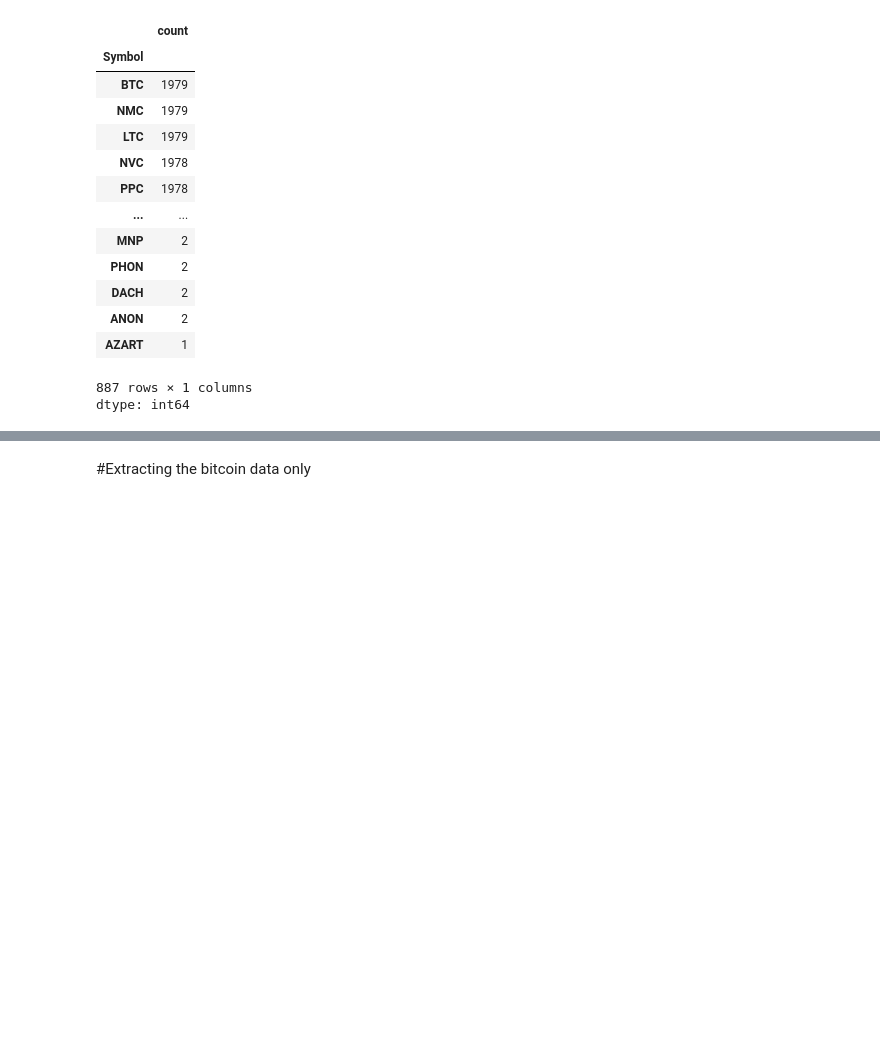
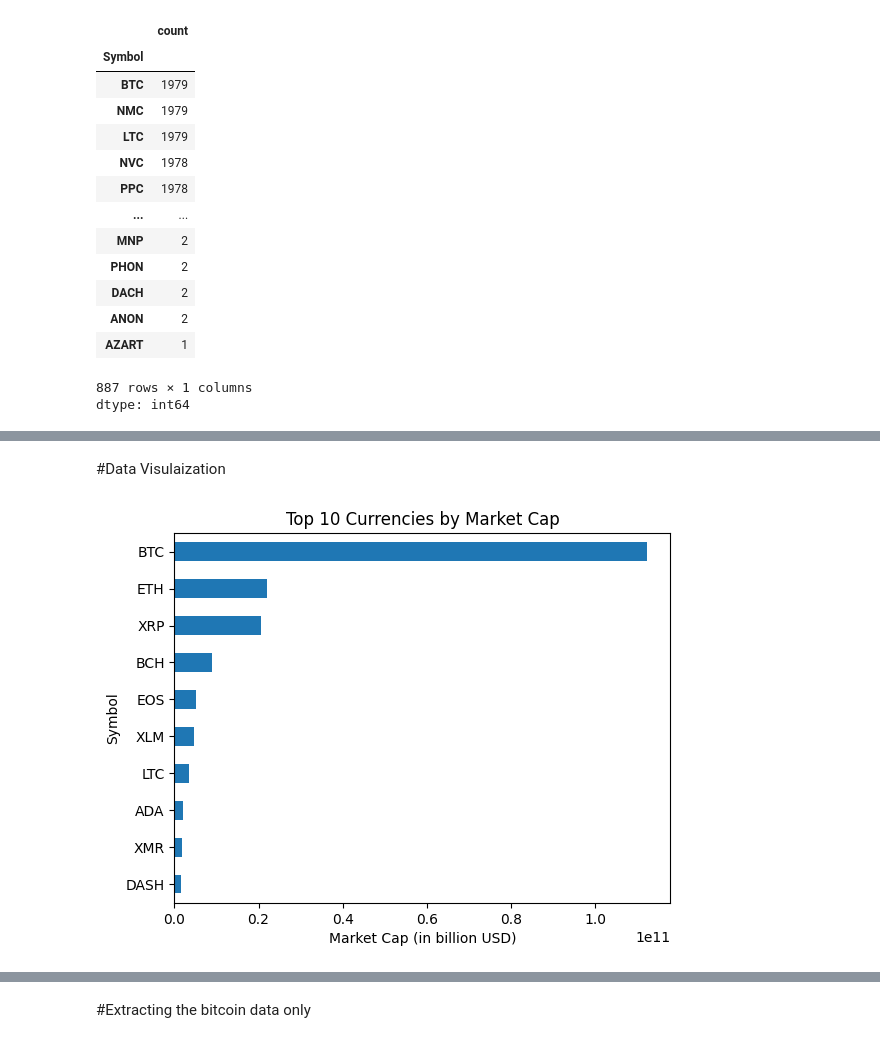
Before and after one commit to DataDrivenAkanksha/Cryptocurrency_price_forecasting, a Jupyter notebook: Cryptocurrency_price_forecasting.ipynb, the cells around one changed output, grey strips where cells are left out. Drawn from its saved outputs; the diff is of its cells as text; code cells hidden in the pictures; blank space fills up the shorter version.

```diff
--- a/Cryptocurrency_price_forecasting.ipynb
+++ b/Cryptocurrency_price_forecasting.ipynb
@@ -94,0 +112,3 @@ dtype: int64
+# %%
+#removing null value
+df.dropna(inplace=True)
@@ -94,0 +138,3 @@ dtype: int64
+# %%
+#setting date column to date time
+df.Date = pd.to_datetime(df.Date)
@@ -94,0 +165,12 @@ dtype: int64
+# %% [markdown]
+#Data Visulaization
+# %%
+# Plotting top 10 verical bar plot
+ax = df.groupby(['Symbol'])['Market Cap'].last().sort_values(ascending=False).head(10).sort_values().plot(kind='barh');
+ax.set_xlabel("Market cap (in billion USD)");
+plt.title("Top 10 Currencies by Market Cap");
+plt.ylabel('Symbol')
+plt.xlabel('Market Cap (in billion USD)')
+plt.show()
+# %% [output]
+[figure, added]
```
Also changed, not shown: parts of 150 cells of this notebook.
